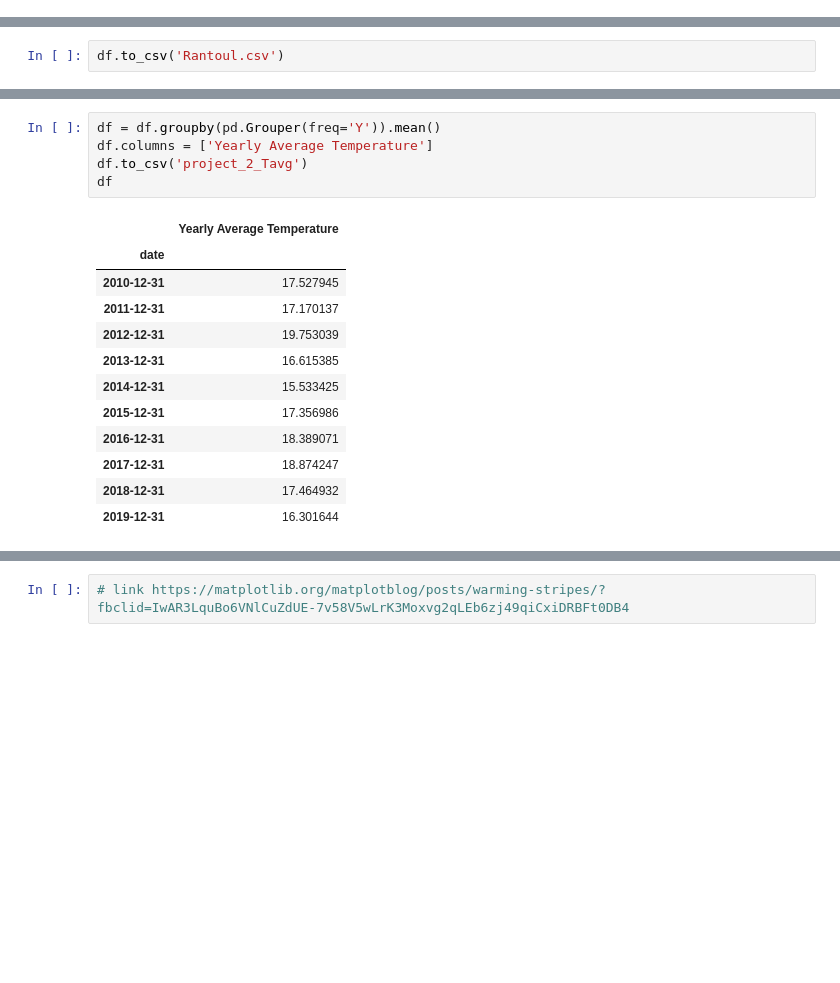
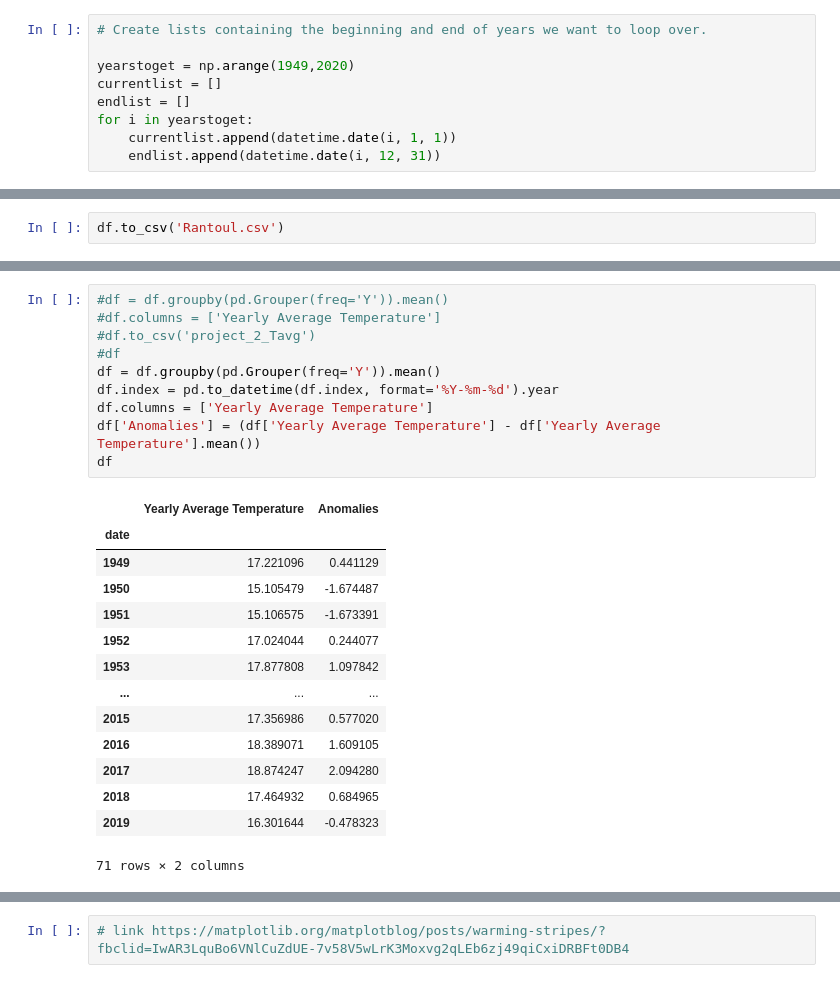
Before and after one commit to rmiller34/ATMS-597-SP-2020, a Jupyter notebook: ATMS-597-SP-2020-Project-2/ATMS_597_Project_2_Miller_Plotting.ipynb, the cells around one changed output, grey strips where cells are left out. Drawn from its saved outputs; the diff is of its cells as text; blank space fills up the shorter version.

```diff
--- a/ATMS-597-SP-2020-Project-2/ATMS_597_Project_2_Miller_Plotting.ipynb
+++ b/ATMS-597-SP-2020-Project-2/ATMS_597_Project_2_Miller_Plotting.ipynb
@@ -73,3 +96,12 @@ endlist = [datetime.date(2010, 12, 31), datetime.date(2011, 12, 31), datetime.da
+# %%
+# Create lists containing the beginning and end of years we want to loop over.
+
+yearstoget = np.arange(1949,2020)
+currentlist = []
+endlist = []
+for i in yearstoget:
+    currentlist.append(datetime.date(i, 1, 1))
+    endlist.append(datetime.date(i, 12, 31))
 # %%
 # This cell will request the data
 
@@ -143,18 +175,25 @@ df.tail()
 # %%
+#df = df.groupby(pd.Grouper(freq='Y')).mean()
+#df.columns = ['Yearly Average Temperature']
+#df.to_csv('project_2_Tavg')
+#df
 df = df.groupby(pd.Grouper(freq='Y')).mean()
+df.index = pd.to_datetime(df.index, format='%Y-%m-%d').year
 df.columns = ['Yearly Average Temperature']
-df.to_csv('project_2_Tavg')
+df['Anomalies'] = (df['Yearly Average Temperature'] - df['Yearly Average Temperature'].mean())
 df
 # %% [output]
-|  | Yearly Average Temperature |
-| date |  |
-| 2010-12-31 | 17.527945 |
-| 2011-12-31 | 17.170137 |
-| 2012-12-31 | 19.753039 |
-| 2013-12-31 | 16.615385 |
-| 2014-12-31 | 15.533425 |
-| 2015-12-31 | 17.356986 |
-| 2016-12-31 | 18.389071 |
-| 2017-12-31 | 18.874247 |
-| 2018-12-31 | 17.464932 |
-| 2019-12-31 | 16.301644 |
+|  | Yearly Average Temperature | Anomalies |
+| date |  |  |
+| 1949 | 17.221096 | 0.441129 |
+| 1950 | 15.105479 | -1.674487 |
+| 1951 | 15.106575 | -1.673391 |
+| 1952 | 17.024044 | 0.244077 |
+| 1953 | 17.877808 | 1.097842 |
+| ... | ... | ... |
+| 2015 | 17.356986 | 0.577020 |
+| 2016 | 18.389071 | 1.609105 |
+| 2017 | 18.874247 | 2.094280 |
+| 2018 | 17.464932 | 0.684965 |
+| 2019 | 16.301644 | -0.478323 |
+71 rows × 2 columns
```
Also changed, not shown: parts of 20 cells of this notebook.
